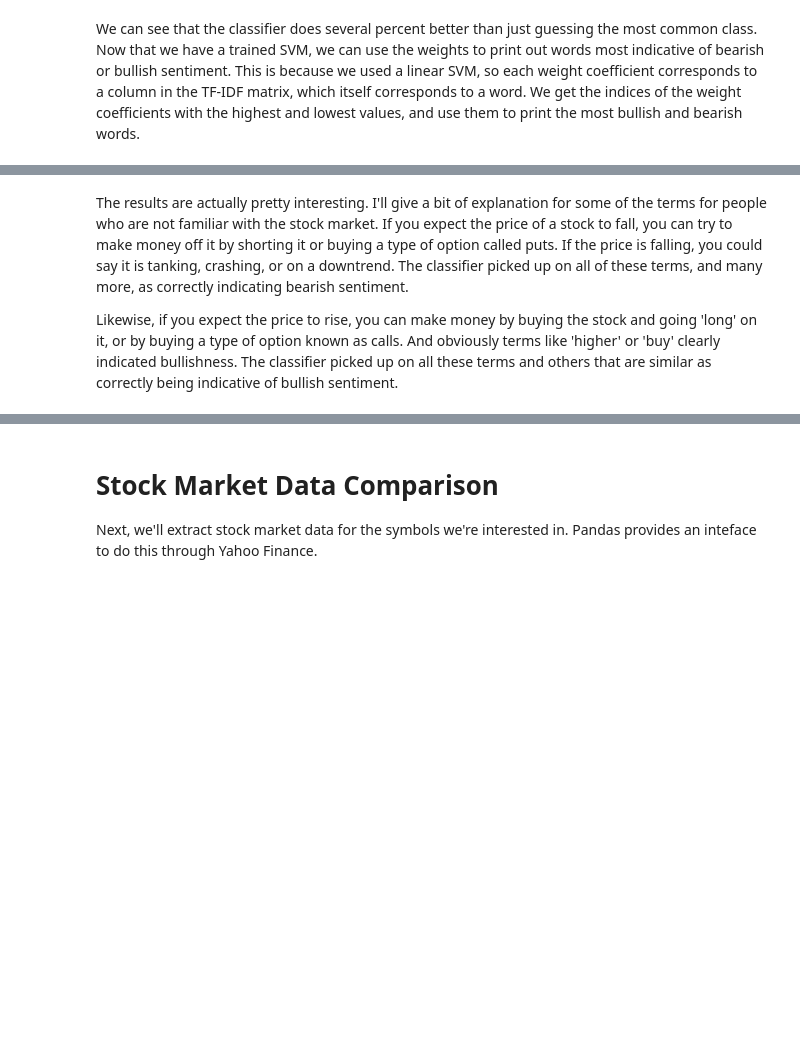
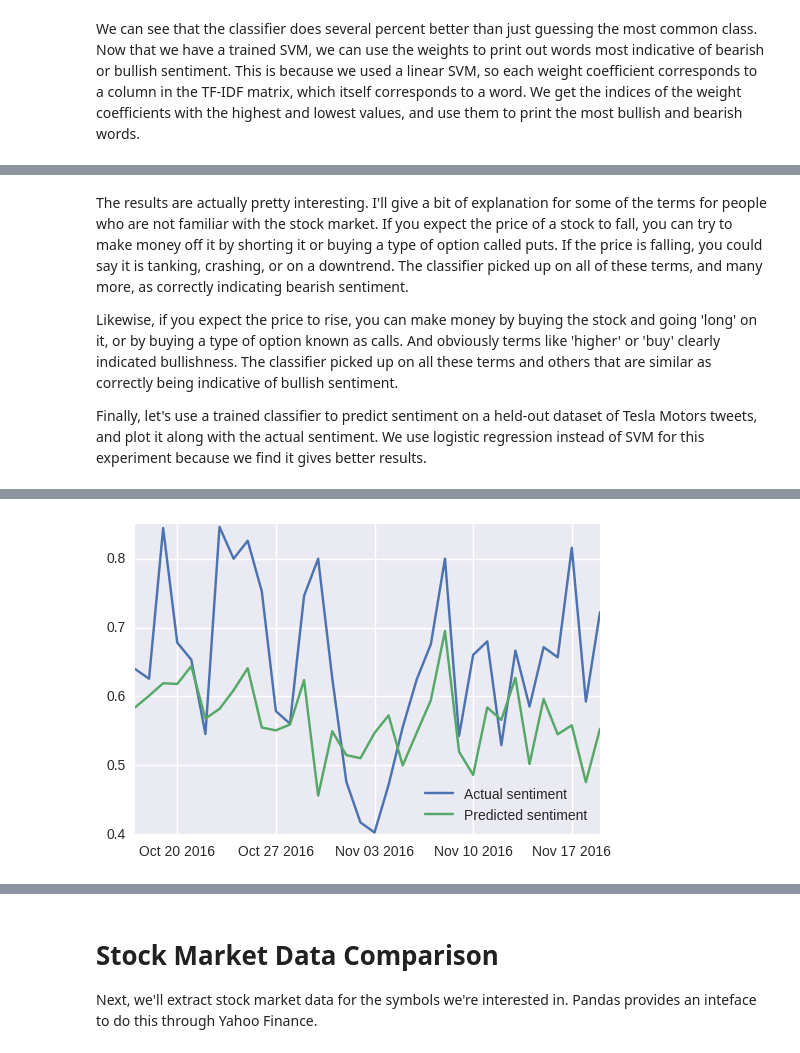
Before and after one commit to Frank-node/stocktwits_analysis, a Jupyter notebook: stocktwits_analysis.ipynb, the cells around one changed output, grey strips where cells are left out. Cells and saved outputs as stored; diff of their text form; code cells hidden in the pictures; blank space fills up the shorter version.

```diff
--- a/stocktwits_analysis.ipynb
+++ b/stocktwits_analysis.ipynb
@@ -101,7 +102,7 @@ Now we fetch data for several ticker symbols. Note that to get all the data, you
 if not os.path.exists('./data'):
     os.mkdir('./data')
 
-symbols = ['AAPL', 'TSLA', 'NVDA', 'AMD', 'JNUG', 'LABU']
+symbols = symbols = ['AAPL', 'NVDA', 'TSLA', 'AMD', 'JNUG', 'JDST', 'LABU', 'QCOM', 'INTC', 'DGAZ']
 tweets_per_symbol = 3000
 for symbol in symbols:
     path = './data/%s.json' % symbol
@@ -119,7 +127,7 @@ The next cell is mainly just for debugging purposes. There is no need to run it.
 # %%
 # check that we're doing the querying and appending correctly without getting duplicates
 # and that message IDs are in descending order
-symbol = 'TSLA'
+symbol = 'NVDA'
 with open('./data/%s.json' % symbol, 'r') as f:
     data = json.load(f)
 S = set()
@@ -175,14 +183,12 @@ The next two cells make functions to create a TF-IDF feature matrix for the twee
 # %%
-def tfidf_matrix(tweets, all_tweets=None):
+def tfidf_vectorizer(tweets, all_tweets=None):
     vectorizer = TfidfVectorizer()
     if all_tweets != None:
         # use all tweets, including unlabeled, to learn vocab and tfidf weights
         vectorizer.fit(all_tweets)
     else:
         vectorizer.fit(tweets)
-    X = vectorizer.transform(tweets)
-    words = vectorizer.get_feature_names()
-    return X, words
+    return vectorizer
 # %%
 def train_svm(X, y):
     model = svm.LinearSVC(penalty='l2', loss='hinge', C=1.0)
@@ -192,7 +198,9 @@ def train_svm(X, y):
 # %% [markdown]
 We first create the TF-IDF feature matrix for all of our labeled data. Then we randomly permute it and split 10% off into a held out test set. We also print out the percentage of labeled tweets that are bullish, because the 2 classes are likely not balanced. We want to know how well a classifier that only predicts the most common class would do.
 # %%
-X, words = tfidf_matrix(tweets, all_tweets)
+vectorizer = tfidf_vectorizer(tweets, all_tweets)
+X = vectorizer.transform(tweets)
+words = vectorizer.get_feature_names()
 y = np.array(labels)
 print X.shape
 print y.shape
@@ -259,3 +267,60 @@ squeeze
 The results are actually pretty interesting. I'll give a bit of explanation for some of the terms for people who are not familiar with the stock market. If you expect the price of a stock to fall, you can try to make money off it by shorting it or buying a type of option called puts. If the price is falling, you could say it is tanking, crashing, or on a downtrend. The classifier picked up on all of these terms, and many more, as correctly indicating bearish sentiment.
 
 Likewise, if you expect the price to rise, you can make money by buying the stock and going 'long' on it, or by buying a type of option known as calls. And obviously terms like 'higher' or 'buy' clearly indicated bullishness. The classifier picked up on all these terms and others that are similar as correctly being indicative of bullish sentiment.
+
+Finally, let's use a trained classifier to predict sentiment on a held-out dataset of Tesla Motors tweets, and plot it along with the actual sentiment. We use logistic regression instead of SVM for this experiment because we find it gives better results.
+# %%
+model = linear_model.LogisticRegression(penalty='l2', C=5.0, class_weight='balanced')
+#model = svm.LinearSVC(penalty='l2', loss='hinge', C=5.0, class_weight='balanced')
+model.fit(X_tr, y_tr)
+
+with open('./tsla_data/TSLA.json', 'r') as f:
+    data = json.load(f)[::-1]
+
+def extract_body(m):
+    return m['body']
+
+def extract_date(m):
+    return m['created_at']
+
+def extract_sentiment(m):
+    if m['entities']['sentiment'] != None:
+        sentiment = m['entities']['sentiment']['basic']
+        if sentiment == 'Bearish':
+            return 0
+        else:
+            return 1
+    else:
+        return np.nan
+
+d = {'body': map(extract_body, data),
+     'date': pd.to_datetime(map(extract_date, data)),
+     'sentiment': map(extract_sentiment, data)}
+df = pd.DataFrame(data=d)
+
+# use classifier to predict sentiment for unlabeled examples
+features = vectorizer.transform(df['body'])
+predictions = model.predict(features)
+predicted_sentiment = []
+for i, sentiment in enumerate(df['sentiment']):
+    if np.isnan(sentiment):
+        predicted_sentiment.append(predictions[i])
+    else:
+        predicted_sentiment.append(sentiment)
+df['predicted_sentiment'] = pd.Series(predictions)
+
+print df.dtypes
+print df.head()
+
+grouped_df = df.groupby(pd.Grouper(key='date', freq='1D')).aggregate(np.mean)
+
+print grouped_df.head()
+
+plt.plot(grouped_df['sentiment'], label='Actual sentiment')
+plt.plot(grouped_df['predicted_sentiment'], label='Predicted sentiment')
+plt.legend(loc='lower right')
+
+coef = np.corrcoef(grouped_df['sentiment'], grouped_df['predicted_sentiment'])[0,1]
+print
+print 'Correlation coefficient = %f' % coef
+# %% [output]
@@ -261,0 +344 @@ Likewise, if you expect the price to rise, you can make money by buying the stoc
+[figure, added]
```
Also changed, not shown: parts of 9 cells of this notebook, 6 other files.
